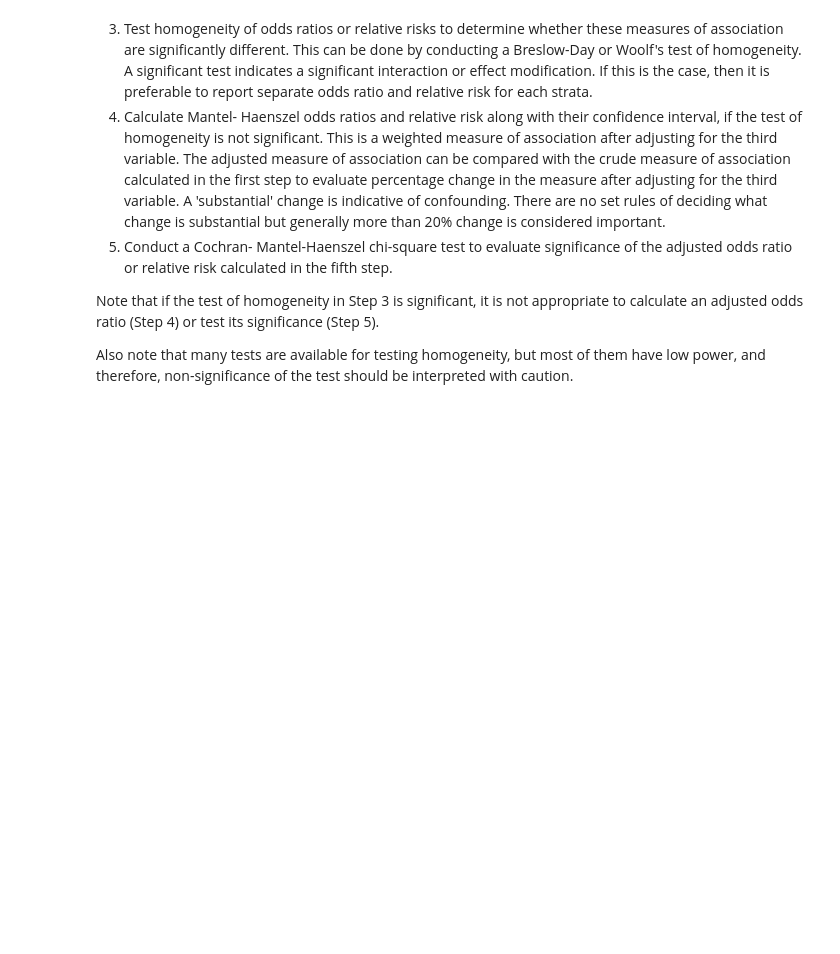
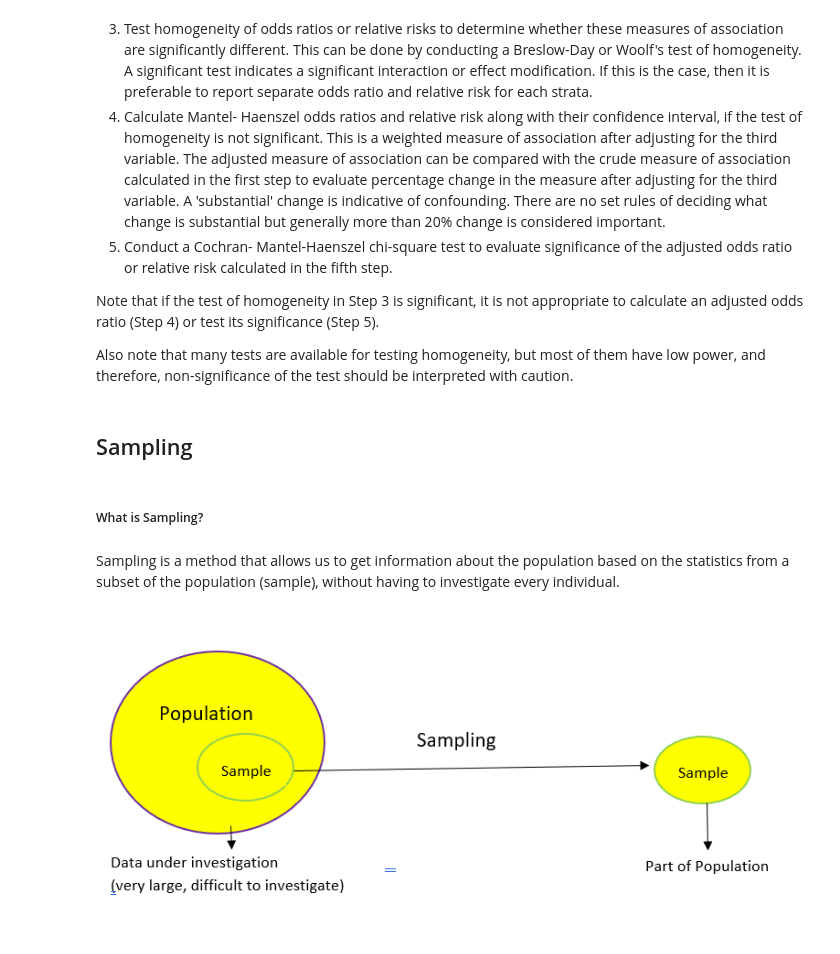
Before and after one commit to Deepshikha05/Statistics-With-Python, a Jupyter notebook: Statistics.ipynb, the cells around one changed output. Saved outputs shown, nothing was run; the diff lists cells and outputs as text; code cells hidden in the pictures; blank space fills up the shorter version.

Commit message:
Sampling, Why we need it and Types of Sampling

```diff
--- a/Statistics.ipynb
+++ b/Statistics.ipynb
@@ -252,3 +252,9 @@ A systematic approach to stratified analysis involves the following steps:
 Note that if the test of homogeneity in Step 3 is significant, it is not appropriate to calculate an adjusted odds ratio (Step 4) or test its significance (Step 5).
 
 Also note that many tests are available for testing homogeneity, but most of them have low power, and therefore, non-significance of the test should be interpreted with caution.
+# %% [markdown]
+## Sampling
+# %% [markdown]
+##### What is Sampling?
+# %% [markdown]
+Sampling is a method that allows us to get information about the population based on the statistics from a subset of the population (sample), without having to investigate every individual.
@@ -254,0 +263,4 @@ Also note that many tests are available for testing homogeneity, but most of the
+# %%
+Image(filename = "Sampling.png")
+# %% [output]
+[figure, added]
```
Also changed, not shown: parts of 10 cells of this notebook.
